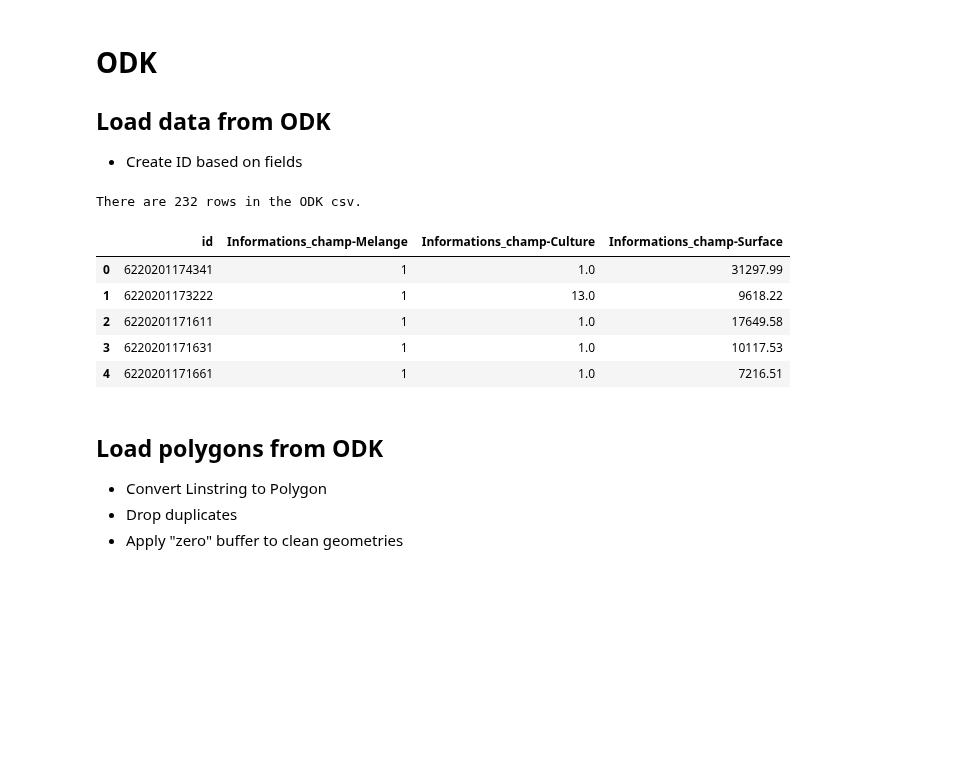
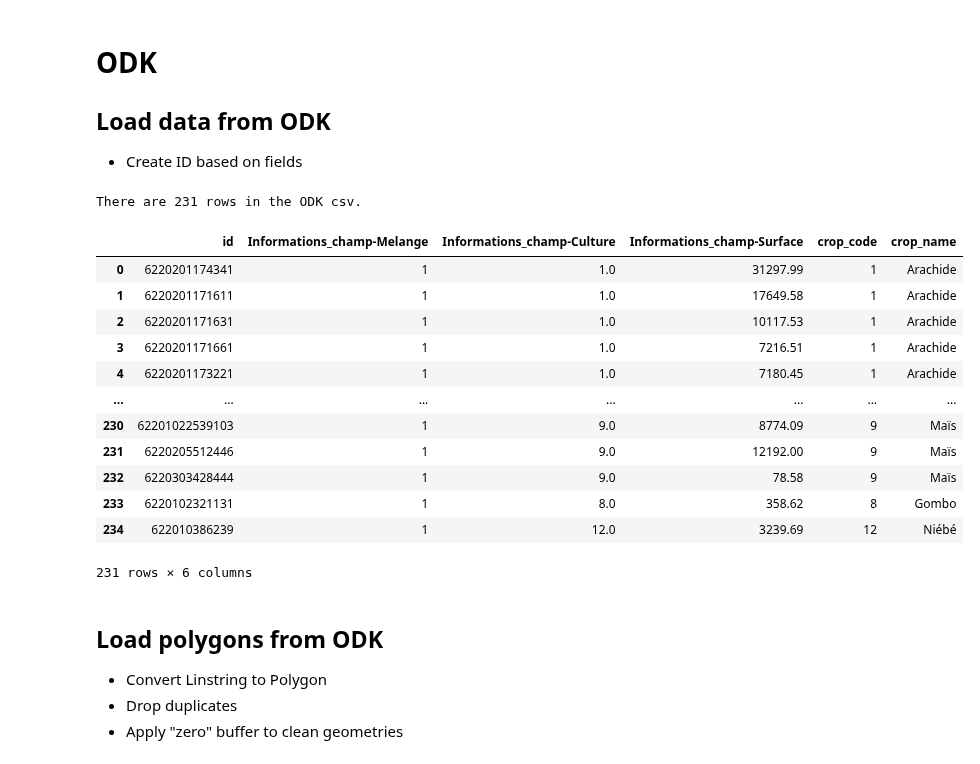
Before and after one commit to nicolasdeffense/eo-toolbox, a Jupyter notebook: notebooks_working/EOStat/clean_in_situ_senegal.ipynb, the cells around one changed output. Saved outputs shown, nothing was run; the diff lists cells and outputs as text; code cells hidden in the pictures; blank space fills up the shorter version.

```diff
--- a/notebooks_working/EOStat/clean_in_situ_senegal.ipynb
+++ b/notebooks_working/EOStat/clean_in_situ_senegal.ipynb
@@ -13,8 +16,10 @@ import folium
 # %%
 path = '/export/projects/FAO-EOStat-Senegal/'
 
-odk_csv = f'{path}Assemble/FormSenegal05.csv'
+odk_csv = f'{path}FormSenegal05/FormSenegal05.csv'
 odk_shp = f'{path}FormSenegal05/polygons_ODK.shp'
+roi_shp = f'{path}ROI/Senegal_DepartementNioro.shp'
+lut_csv = f'{path}LUT/LUT_senegal.csv'
 # %% [markdown]
 ## Output
 # %%
@@ -25,0 +33,4 @@ map_html_output = f'{path}Output_Nico/odk_gps_with_data.html'
+# %%
+lut_df = pd.read_csv(lut_csv)
+
+lut_df.head()
@@ -109,28 +127,36 @@ There are 350 polygons obtained with the GPS
 # %%
 odk_df = pd.read_csv(odk_csv)
 
 odk_df['id'] = odk_df['id-Commune'].astype(str) + odk_df['id-District'].astype(str) + odk_df['id-Concession'].astype(str) + odk_df['id-Menage'].astype(str) + odk_df['id-Parcelle'].astype(str)
 
 odk_df = odk_df[['id','Informations_champ-Melange','Informations_champ-Culture','Informations_champ-Surface']]
 
 odk_df['Informations_champ-Surface'] = odk_df['Informations_champ-Surface'].round(2)
 
-#odk_df['Informations_champ-Culture'] = odk_df['Informations_champ-Culture']
+
+odk_df = odk_df.merge(lut_df, left_on='Informations_champ-Culture', right_on='crop_code')
 
 
 odk_df = odk_df.drop_duplicates(subset=['id'])
 
 print(f'There are {len(odk_df)} rows in the ODK csv.')
 
-odk_df.head()
+odk_df
 # %% [output]
-There are 232 rows in the ODK csv.
+There are 231 rows in the ODK csv.
-|  | id | Informations_champ-Melange | Informations_champ-Culture | Informations_champ-Surface |
-| 0 | 6220201174341 | 1 | 1.0 | 31297.99 |
-| 1 | 6220201173222 | 1 | 13.0 | 9618.22 |
-| 2 | 6220201171611 | 1 | 1.0 | 17649.58 |
-| 3 | 6220201171631 | 1 | 1.0 | 10117.53 |
-| 4 | 6220201171661 | 1 | 1.0 | 7216.51 |
+|  | id | Informations_champ-Melange | Informations_champ-Culture | Informations_champ-Surface | crop_code | crop_name |
+| 0 | 6220201174341 | 1 | 1.0 | 31297.99 | 1 | Arachide |
+| 1 | 6220201171611 | 1 | 1.0 | 17649.58 | 1 | Arachide |
+| 2 | 6220201171631 | 1 | 1.0 | 10117.53 | 1 | Arachide |
+| 3 | 6220201171661 | 1 | 1.0 | 7216.51 | 1 | Arachide |
+| 4 | 6220201173221 | 1 | 1.0 | 7180.45 | 1 | Arachide |
+| ... | ... | ... | ... | ... | ... | ... |
+| 230 | 62201022539103 | 1 | 9.0 | 8774.09 | 9 | Maïs |
+| 231 | 6220205512446 | 1 | 9.0 | 12192.00 | 9 | Maïs |
+| 232 | 6220303428444 | 1 | 9.0 | 78.58 | 9 | Maïs |
+| 233 | 6220102321131 | 1 | 8.0 | 358.62 | 8 | Gombo |
+| 234 | 622010386239 | 1 | 12.0 | 3239.69 | 12 | Niébé |
+231 rows × 6 columns
 # %% [markdown]
 ## Load polygons from ODK
 
```
Also changed, not shown: parts of 5 cells of this notebook, 1 other file.
